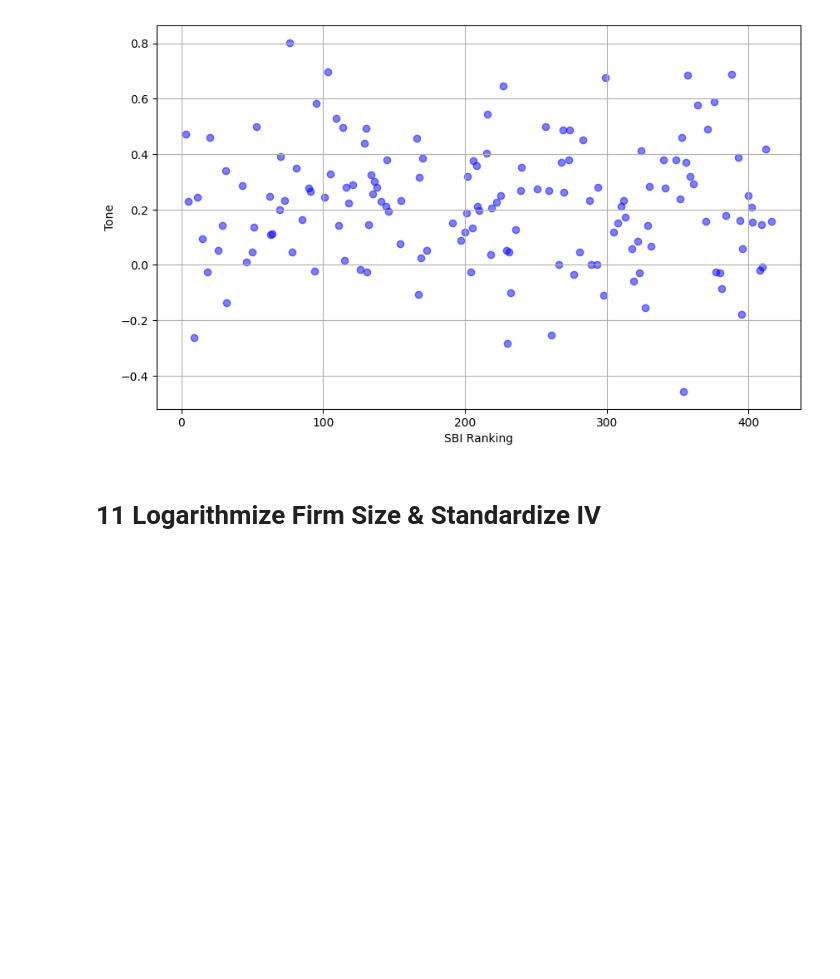
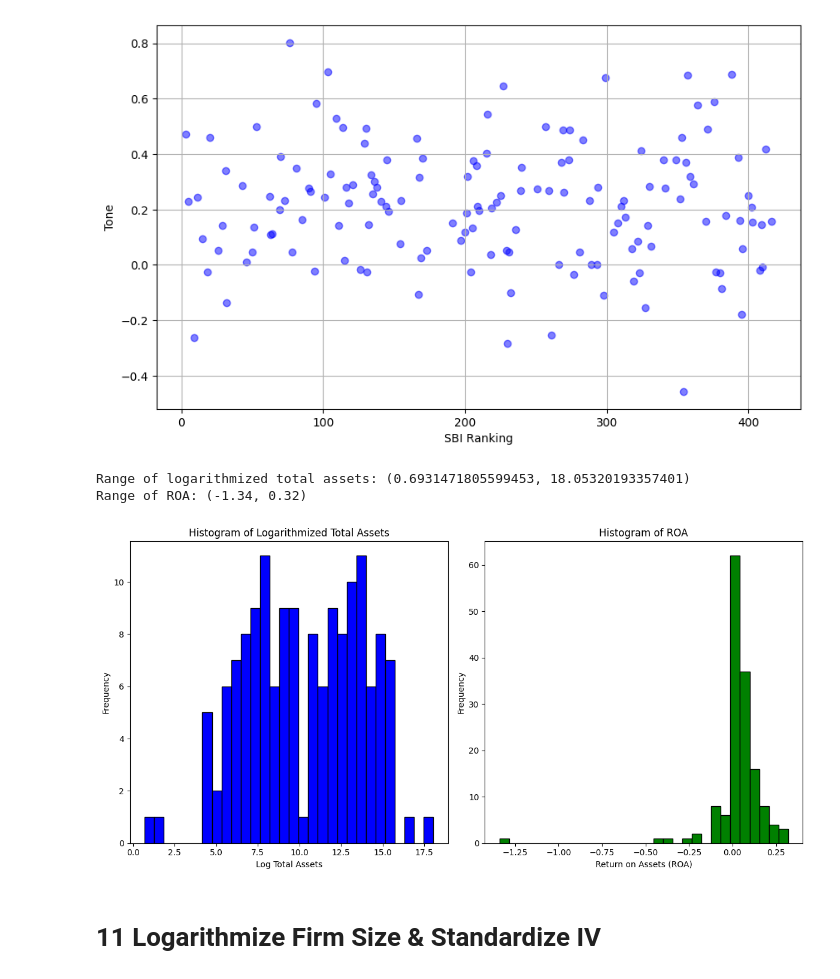
Before and after one commit to AxelWio/sustainability_analysis, a Jupyter notebook: Reportanalysis.ipynb, the cells around one changed output. Saved outputs shown, nothing was run; the diff lists cells and outputs as text; code cells hidden in the pictures; blank space fills up the shorter version.

```diff
--- a/Reportanalysis.ipynb
+++ b/Reportanalysis.ipynb
@@ -578,6 +589,46 @@ plt.grid(True)
 plt.show()
 # %% [output]
 [figure]
+# %%
+# Load the CSV file
+df = pd.read_csv('report_table_final.csv')
+
+# Convert 'roa' to string, replace commas with periods, then convert to float
+df['roa'] = df['roa'].map(lambda r: float(r.replace(',', '.')))
+
+# Apply natural logarithm to 'total_assets' and store it in a new column
+df['log_total_assets'] = np.log(df['total_assets'])
+
+# Plot the histogram for logarithmized 'total_assets'
+plt.figure(figsize=(12, 6))
+plt.subplot(1, 2, 1)  # First subplot
+plt.hist(df['log_total_assets'], bins=30, color='blue', edgecolor='black')
+plt.xlabel('Log Total Assets')
+plt.ylabel('Frequency')
+plt.title('Histogram of Logarithmized Total Assets')
+
+# Display the range of logarithmized 'total_assets'
+log_total_assets_range = (df['log_total_assets'].min(), df['log_total_assets'].max())
+print(f"Range of logarithmized total assets: {log_total_assets_range}")
+
+# Plot the histogram for 'roa'
+plt.subplot(1, 2, 2)  # Second subplot
+plt.hist(df['roa'], bins=30, color='green', edgecolor='black')
+plt.xlabel('Return on Assets (ROA)')
+plt.ylabel('Frequency')
+plt.title('Histogram of ROA')
+
+# Display the range of 'roa'
+roa_range = (df['roa'].min(), df['roa'].max())
+print(f"Range of ROA: {roa_range}")
+
+# Display the histograms
+plt.tight_layout()
+plt.show()
+# %% [output]
+Range of logarithmized total assets: (0.6931471805599453, 18.05320193357401)
+Range of ROA: (-1.34, 0.32)
+[figure, added]
 # %% [markdown]
 # 11 Logarithmize Firm Size & Standardize IV
 # %%
```
Also changed, not shown: parts of 29 cells of this notebook.
